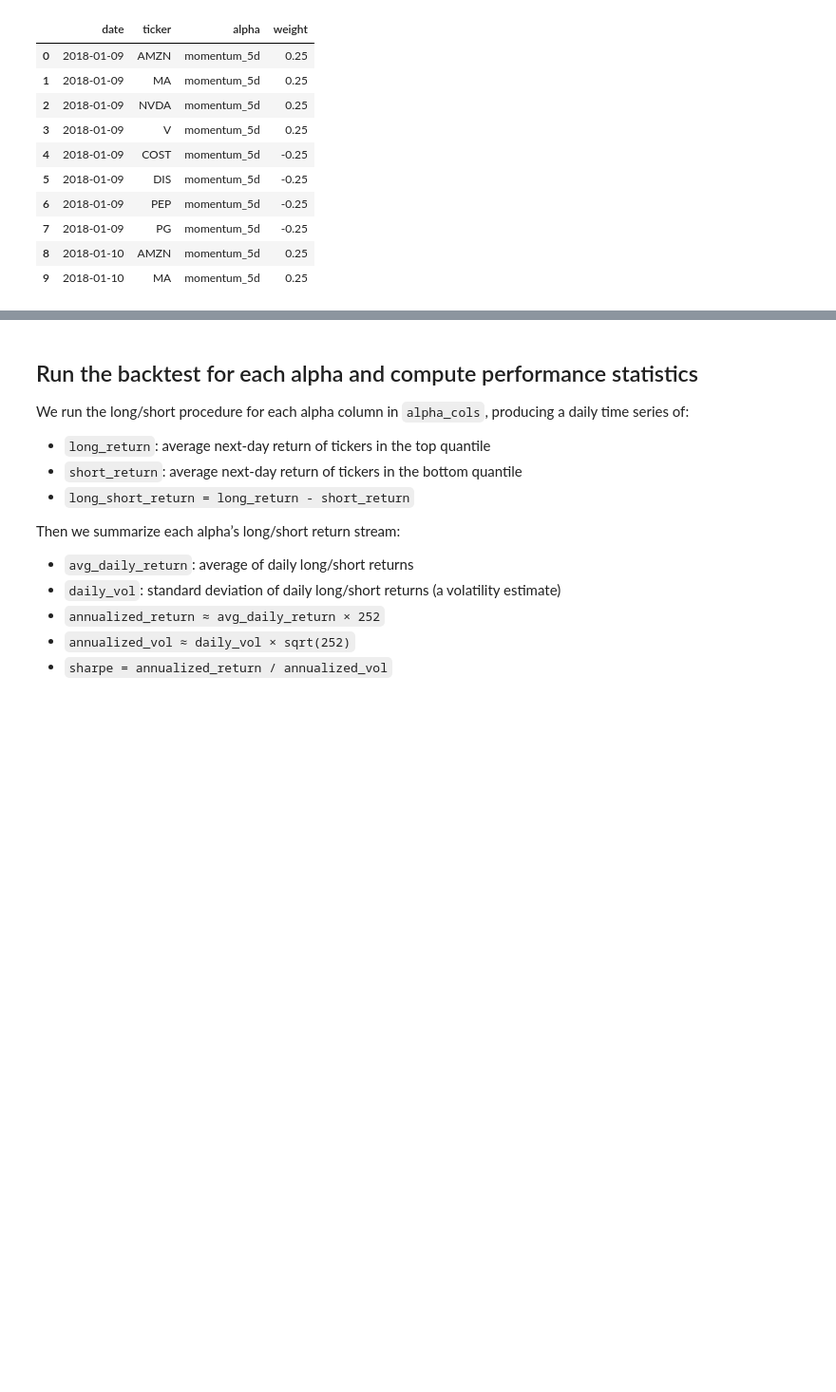
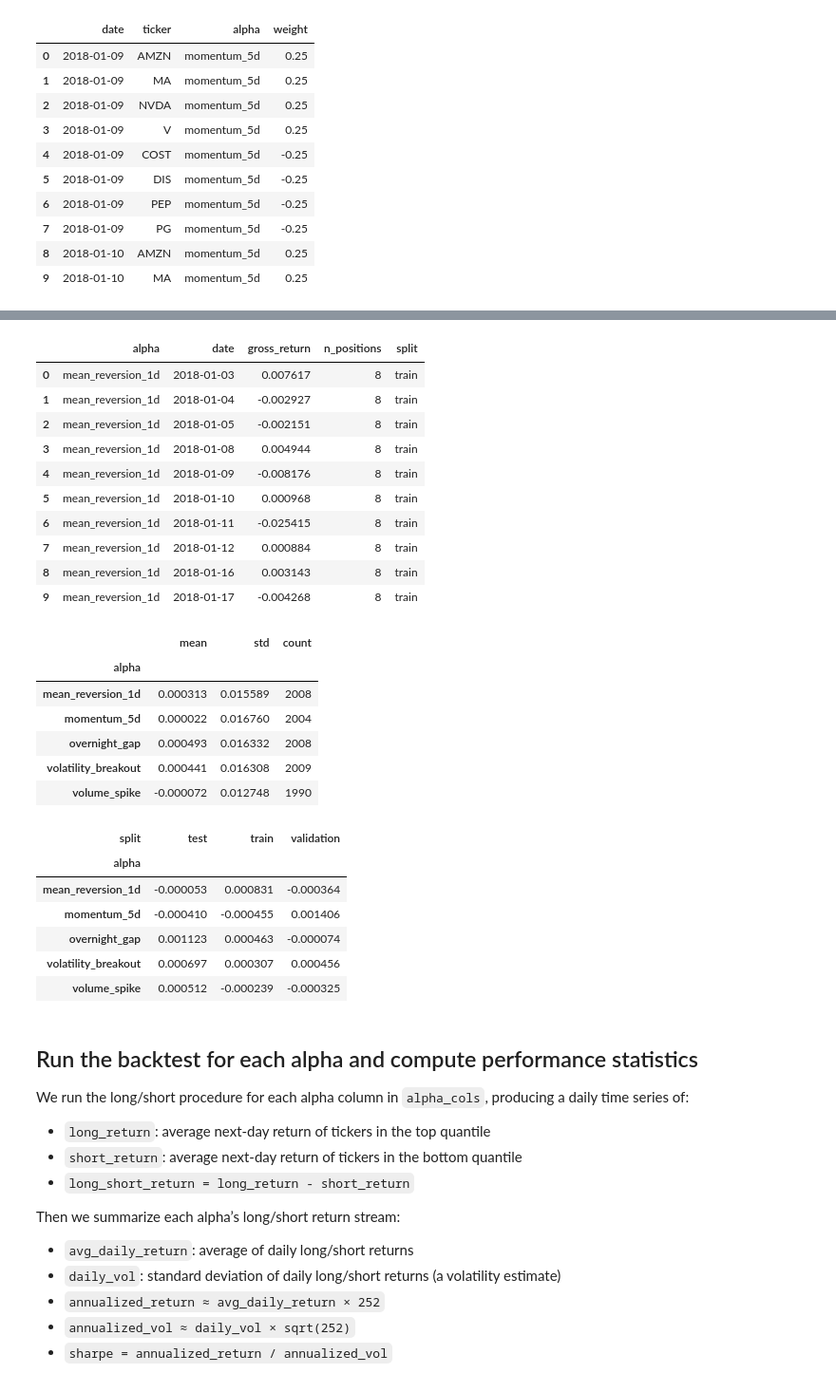
Before and after one commit to jinhanjinhan/AlphaForge-AI, a Jupyter notebook: notebooks/02_alpha_eval_with_splits_and_costs.ipynb, the cells around one changed output, grey strips where cells are left out. Shown at 95% size. Saved outputs shown, nothing was run; the diff lists cells and outputs as text; code cells hidden in the pictures; blank space fills up the shorter version.

Commit message:
Add computation of daily portfolio returns from positions

```diff
--- a/notebooks/02_alpha_eval_with_splits_and_costs.ipynb
+++ b/notebooks/02_alpha_eval_with_splits_and_costs.ipynb
@@ -510,3 +514,69 @@ all_positions.head(10)
+# %%
+def compute_position_returns(positions, data):
+    returns_data = data[["date", "ticker", "future_return_1d", "split"]].copy()
+
+    merged = positions.merge(
+        returns_data,
+        on=["date", "ticker"],
+        how="left",
+    )
+
+    merged["weighted_return"] = merged["weight"] * merged["future_return_1d"]
+
+    daily_returns = (
+        merged
+        .groupby(["alpha", "date"])
+        .agg(
+            gross_return=("weighted_return", "sum"),
+            n_positions=("ticker", "count"),
+        )
+        .reset_index()
+    )
+
+    date_to_split = data[["date", "split"]].drop_duplicates()
+    daily_returns = daily_returns.merge(date_to_split, on="date", how="left")
+
+    return daily_returns
+
+
+# all_positions built in the cell above
+daily_returns = compute_position_returns(all_positions, df)
+
+daily_returns.to_csv(DATA_DIR / "daily_returns.csv", index=False)
+
+display(daily_returns.head(10))
+
+gross_summary = daily_returns.groupby("alpha")["gross_return"].agg(["mean", "std", "count"])
+display(gross_summary)
+
+gross_by_split = daily_returns.groupby(["alpha", "split"])["gross_return"].mean().unstack("split")
+display(gross_by_split)
+# %% [output]
+|  | alpha | date | gross_return | n_positions | split |
+| 0 | mean_reversion_1d | 2018-01-03 | 0.007617 | 8 | train |
+| 1 | mean_reversion_1d | 2018-01-04 | -0.002927 | 8 | train |
+| 2 | mean_reversion_1d | 2018-01-05 | -0.002151 | 8 | train |
+| 3 | mean_reversion_1d | 2018-01-08 | 0.004944 | 8 | train |
+| 4 | mean_reversion_1d | 2018-01-09 | -0.008176 | 8 | train |
+| 5 | mean_reversion_1d | 2018-01-10 | 0.000968 | 8 | train |
+| 6 | mean_reversion_1d | 2018-01-11 | -0.025415 | 8 | train |
+| 7 | mean_reversion_1d | 2018-01-12 | 0.000884 | 8 | train |
+| 8 | mean_reversion_1d | 2018-01-16 | 0.003143 | 8 | train |
+| 9 | mean_reversion_1d | 2018-01-17 | -0.004268 | 8 | train |
+|  | mean | std | count |
+| alpha |  |  |  |
+| mean_reversion_1d | 0.000313 | 0.015589 | 2008 |
+| momentum_5d | 0.000022 | 0.016760 | 2004 |
+| overnight_gap | 0.000493 | 0.016332 | 2008 |
+| volatility_breakout | 0.000441 | 0.016308 | 2009 |
+| volume_spike | -0.000072 | 0.012748 | 1990 |
+| split | test | train | validation |
+| alpha |  |  |  |
+| mean_reversion_1d | -0.000053 | 0.000831 | -0.000364 |
+| momentum_5d | -0.000410 | -0.000455 | 0.001406 |
+| overnight_gap | 0.001123 | 0.000463 | -0.000074 |
+| volatility_breakout | 0.000697 | 0.000307 | 0.000456 |
+| volume_spike | 0.000512 | -0.000239 | -0.000325 |
 # %% [markdown]
 ## Run the backtest for each alpha and compute performance statistics
 
```
Also changed, not shown: parts of 1 cell of this notebook.
